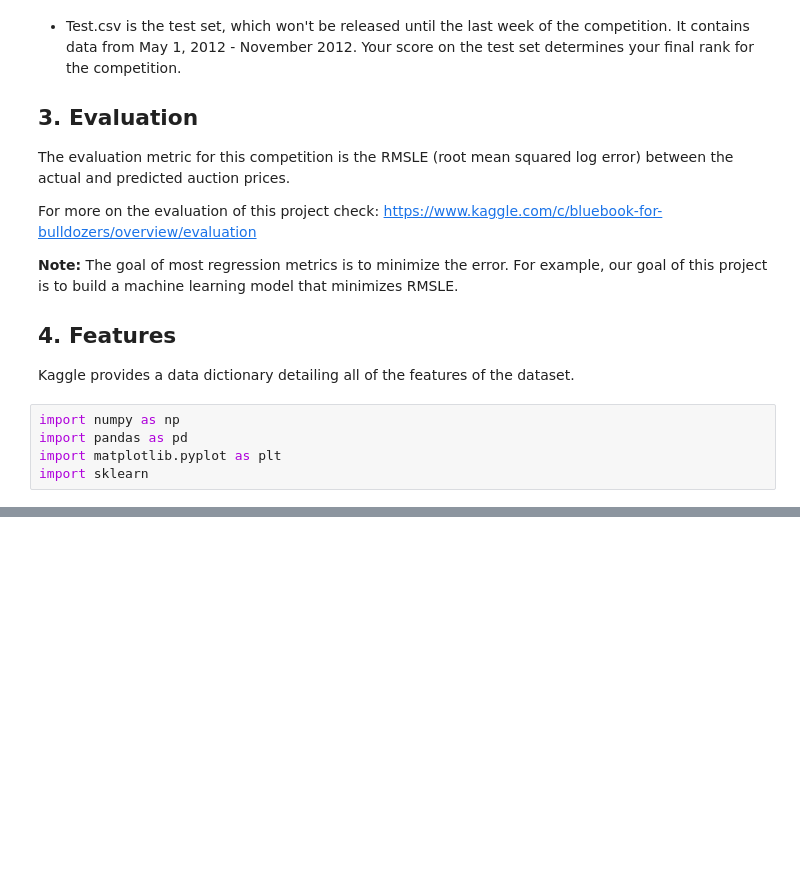
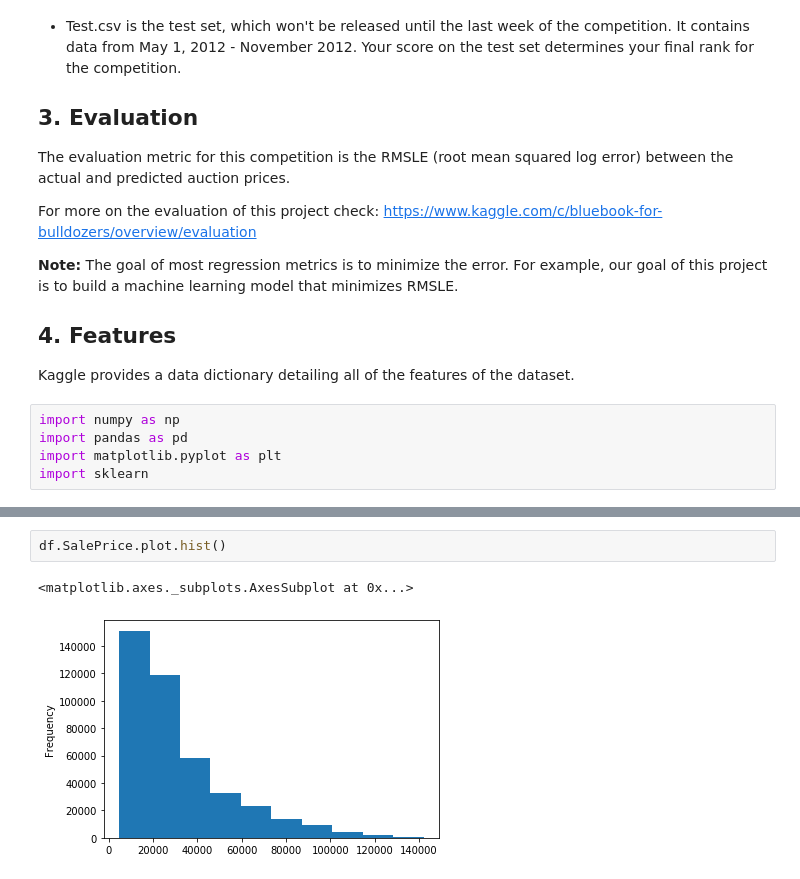
Before and after one commit to luther1014/Bulldozer-price-prediction, a Jupyter notebook: End-to-end-Bulldozer-price-prediction.ipynb, the cells around one changed output, grey strips where cells are left out. Saved outputs shown, nothing was run; the diff lists cells and outputs as text; blank space fills up the shorter version.

```diff
--- a/End-to-end-Bulldozer-price-prediction.ipynb
+++ b/End-to-end-Bulldozer-price-prediction.ipynb
@@ -37,0 +86,5 @@ import sklearn
+# %%
+df.SalePrice.plot.hist()
+# %% [output]
+<matplotlib.axes._subplots.AxesSubplot at 0x...>
+[figure, added]
```
Also changed, not shown: parts of 21 cells of this notebook.
